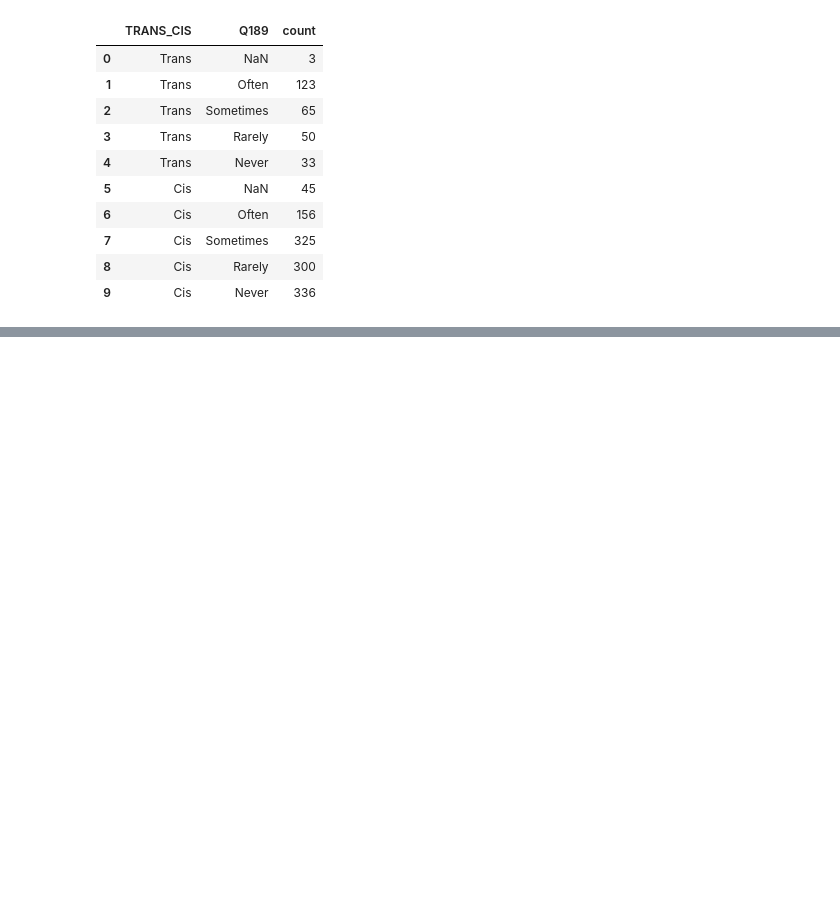
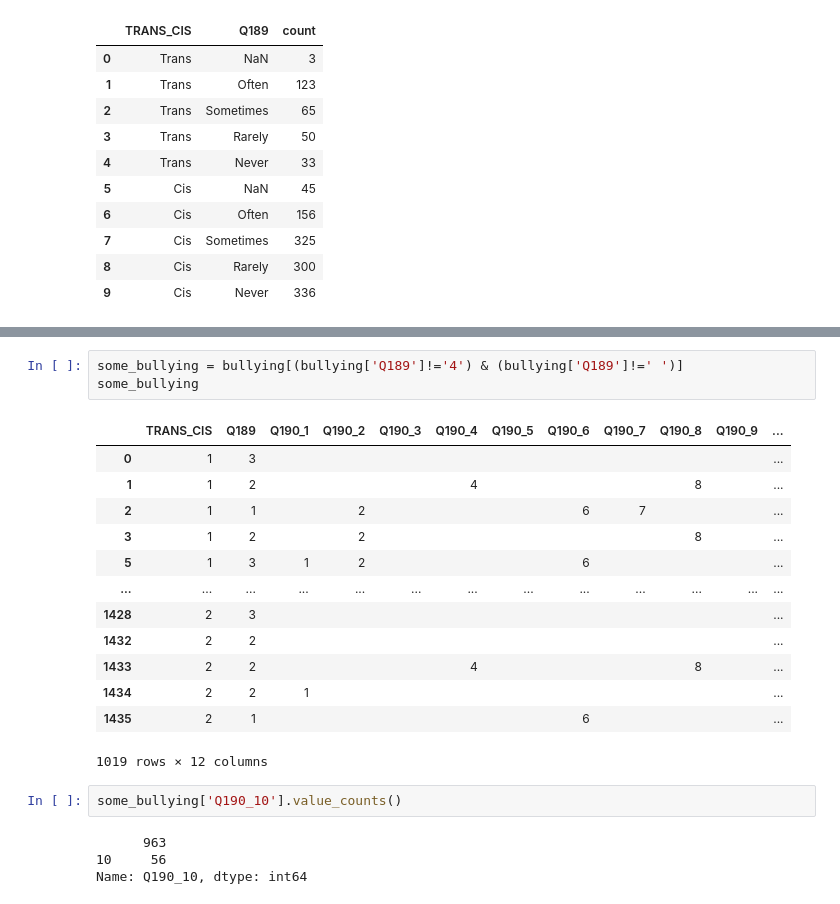
Before and after one commit to c6shi/dds_transgender, a Jupyter notebook: bullying.ipynb, the cells around one changed output, grey strips where cells are left out. Saved outputs shown, nothing was run; the diff lists cells and outputs as text; blank space fills up the shorter version.

```diff
--- a/bullying.ipynb
+++ b/bullying.ipynb
@@ -128,0 +156,23 @@ q189
+# %%
+some_bullying = bullying[(bullying['Q189']!='4') & (bullying['Q189']!=' ')]
+some_bullying
+# %% [output]
+|  | TRANS_CIS | Q189 | Q190_1 | Q190_2 | Q190_3 | Q190_4 | Q190_5 | Q190_6 | Q190_7 | Q190_8 | Q190_9 | ... |
+| 0 | 1 | 3 |  |  |  |  |  |  |  |  |  | ... |
+| 1 | 1 | 2 |  |  |  | 4 |  |  |  | 8 |  | ... |
+| 2 | 1 | 1 |  | 2 |  |  |  | 6 | 7 |  |  | ... |
+| 3 | 1 | 2 |  | 2 |  |  |  |  |  | 8 |  | ... |
+| 5 | 1 | 3 | 1 | 2 |  |  |  | 6 |  |  |  | ... |
+| ... | ... | ... | ... | ... | ... | ... | ... | ... | ... | ... | ... | ... |
+| 1428 | 2 | 3 |  |  |  |  |  |  |  |  |  | ... |
+| 1432 | 2 | 2 |  |  |  |  |  |  |  |  |  | ... |
+| 1433 | 2 | 2 |  |  |  | 4 |  |  |  | 8 |  | ... |
+| 1434 | 2 | 2 | 1 |  |  |  |  |  |  |  |  | ... |
+| 1435 | 2 | 1 |  |  |  |  |  | 6 |  |  |  | ... |
+1019 rows × 12 columns
+# %%
+some_bullying['Q190_10'].value_counts()
+# %% [output]
+      963
+10     56
+Name: Q190_10, dtype: int64
```
Also changed, not shown: parts of 10 cells of this notebook.
